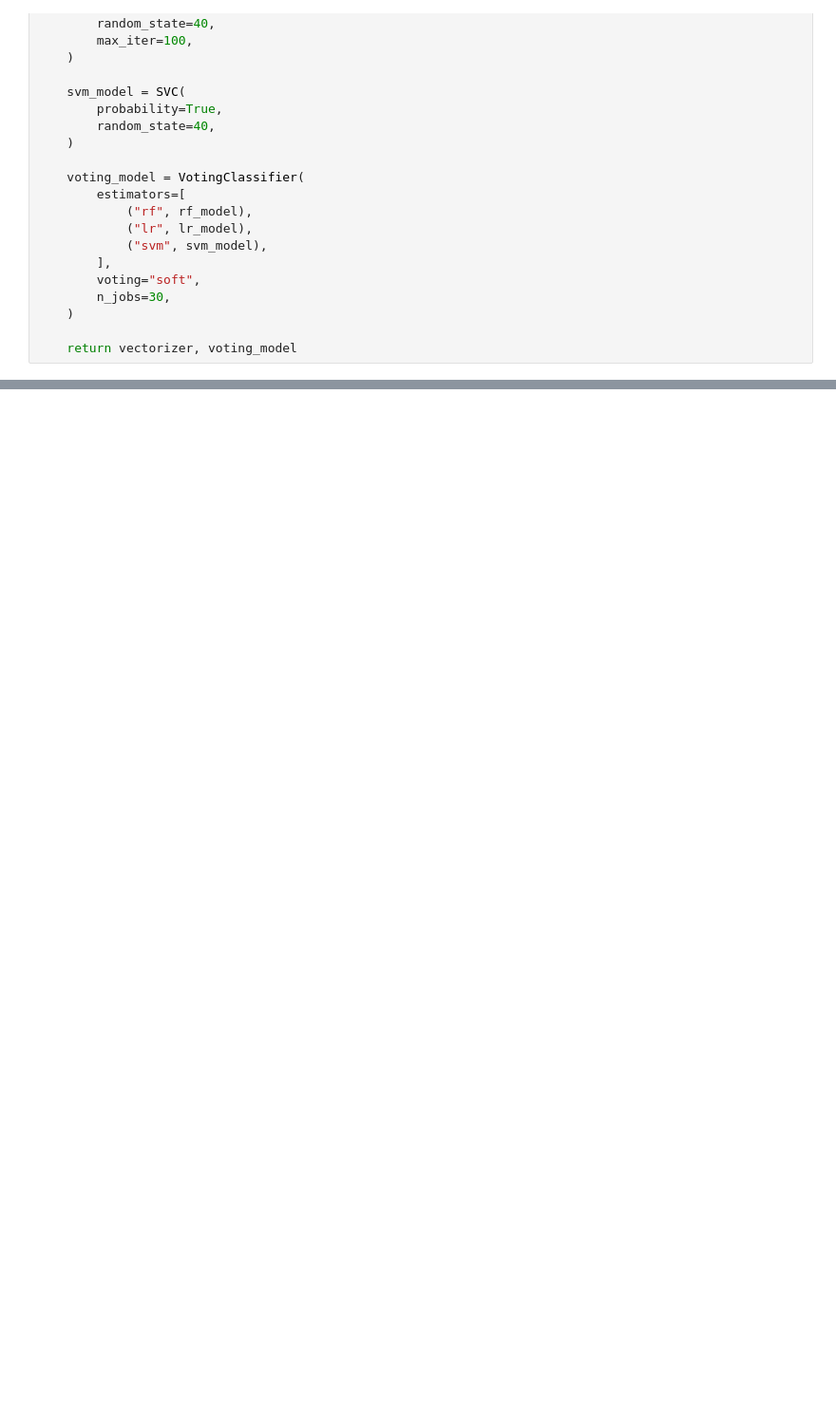
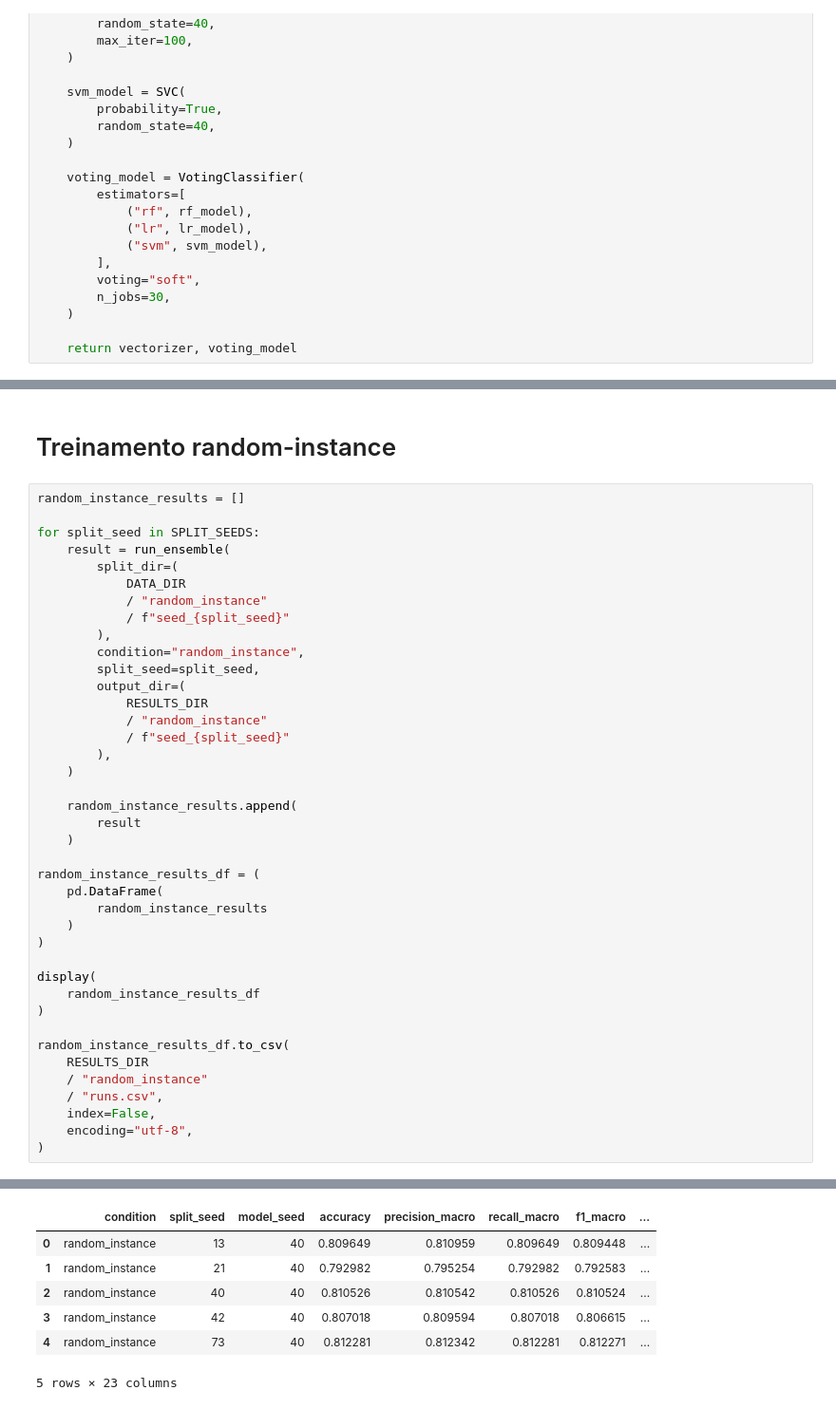
Before and after one commit to avelando/pun-detection-split-analysis, a Jupyter notebook: src/models/train_ensemble.ipynb, the cells around one changed output, grey strips where cells are left out. Shown at 95% size. Cells and saved outputs as stored; diff of their text form; blank space fills up the shorter version.

```diff
--- a/src/models/train_ensemble.ipynb
+++ b/src/models/train_ensemble.ipynb
@@ -805,0 +1359,43 @@ else:
+# %% [markdown]
+# Treinamento random-instance
+# %%
+random_instance_results = []
+
+for split_seed in SPLIT_SEEDS:
+    result = run_ensemble(
+        split_dir=(
+            DATA_DIR
+            / "random_instance"
+            / f"seed_{split_seed}"
+        ),
+        condition="random_instance",
+        split_seed=split_seed,
+        output_dir=(
+            RESULTS_DIR
+            / "random_instance"
+            / f"seed_{split_seed}"
+        ),
+    )
+
+    random_instance_results.append(
+        result
+    )
+
+random_instance_results_df = (
+    pd.DataFrame(
+        random_instance_results
+    )
+)
+
+display(
+    random_instance_results_df
+)
+
+random_instance_results_df.to_csv(
+    RESULTS_DIR
+    / "random_instance"
+    / "runs.csv",
+    index=False,
+    encoding="utf-8",
+)
+# %% [output]
@@ -805,0 +1487,7 @@ else:
+|  | condition | split_seed | model_seed | accuracy | precision_macro | recall_macro | f1_macro | ... |
+| 0 | random_instance | 13 | 40 | 0.809649 | 0.810959 | 0.809649 | 0.809448 | ... |
+| 1 | random_instance | 21 | 40 | 0.792982 | 0.795254 | 0.792982 | 0.792583 | ... |
+| 2 | random_instance | 40 | 40 | 0.810526 | 0.810542 | 0.810526 | 0.810524 | ... |
+| 3 | random_instance | 42 | 40 | 0.807018 | 0.809594 | 0.807018 | 0.806615 | ... |
+| 4 | random_instance | 73 | 40 | 0.812281 | 0.812342 | 0.812281 | 0.812271 | ... |
+5 rows × 23 columns
```
Also changed, not shown: parts of 50 cells of this notebook, 1 other file.
